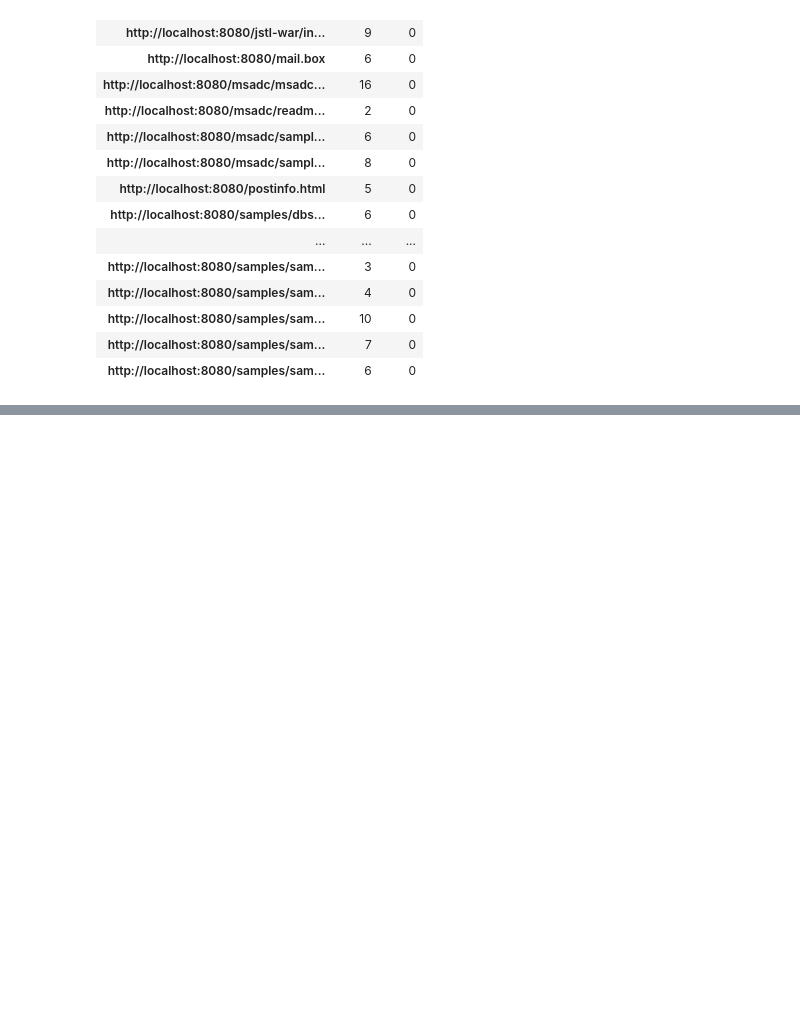
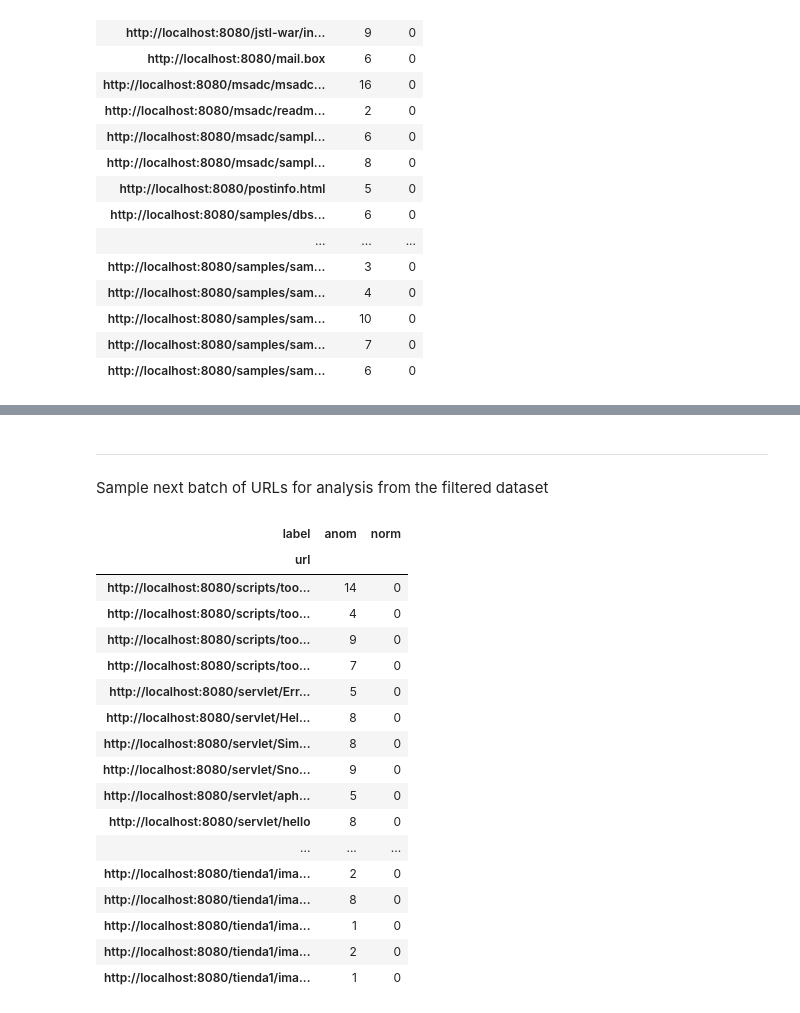
Before and after one commit to arkb2023/mlhttp, a Jupyter notebook: notebooks/analyse_anom_only_urls.ipynb, the cells around one changed output, grey strips where cells are left out. Saved outputs shown, nothing was run; the diff lists cells and outputs as text; code cells hidden in the pictures; blank space fills up the shorter version.

Commit message:
analysis of anomalous urls done

```diff
--- a/notebooks/analyse_anom_only_urls.ipynb
+++ b/notebooks/analyse_anom_only_urls.ipynb
@@ -533,0 +550,30 @@ anom_only_remaining_df.head(30)
+# %%
+# Define the patterns
+more_iis_patterns = (r"iisstart|msadc")
+some_more_iis_patterns = (r"/samples/(?:dbsamp|gbook|htmlsamp|isapi|sampsite)/")
+more_java_patterns = (r"jstl-war")
+more_lotus_domino_patterns = (r"/mail\.box$")
+more_frontpage_patterns = (r"postinfo\.html")
+
+# Add more IIS family patterns
+extend_pattern("iis", more_iis_patterns)
+extend_pattern("iis", some_more_iis_patterns)
+
+# Add more Java family patterns
+extend_pattern("java", more_java_patterns)
+
+# Add more  domino family patterns
+extend_pattern("lotus_domino", more_lotus_domino_patterns)
+
+# Add more frontpage family patterns
+extend_pattern("frontpage", more_frontpage_patterns)
+
+# Compile the pattern
+compiled = compiled_pattern(pattern_families)
+
+# Reset to original Dataset
+anom_only_remaining_df = anom_only_urls_df
+print(anom_only_remaining_df.shape)
+
+# Filter URLs on compiled patterns
+anom_only_remaining_df = filter_urls(anom_only_remaining_df, compiled)
@@ -533,0 +619,25 @@ anom_only_remaining_df.head(30)
+# %% [markdown]
+---
+# %% [markdown]
+Sample next batch of URLs for analysis from the filtered dataset
+# %%
+anom_only_remaining_df.head(30)
+# %% [output]
+| label | anom | norm |
+| url |  |  |
+| http://localhost:8080/scripts/too... | 14 | 0 |
+| http://localhost:8080/scripts/too... | 4 | 0 |
+| http://localhost:8080/scripts/too... | 9 | 0 |
+| http://localhost:8080/scripts/too... | 7 | 0 |
+| http://localhost:8080/servlet/Err... | 5 | 0 |
+| http://localhost:8080/servlet/Hel... | 8 | 0 |
+| http://localhost:8080/servlet/Sim... | 8 | 0 |
+| http://localhost:8080/servlet/Sno... | 9 | 0 |
+| http://localhost:8080/servlet/aph... | 5 | 0 |
+| http://localhost:8080/servlet/hello | 8 | 0 |
+| ... | ... | ... |
+| http://localhost:8080/tienda1/ima... | 2 | 0 |
+| http://localhost:8080/tienda1/ima... | 8 | 0 |
+| http://localhost:8080/tienda1/ima... | 1 | 0 |
+| http://localhost:8080/tienda1/ima... | 2 | 0 |
+| http://localhost:8080/tienda1/ima... | 1 | 0 |
```
Also changed, not shown: parts of 16 cells of this notebook.
